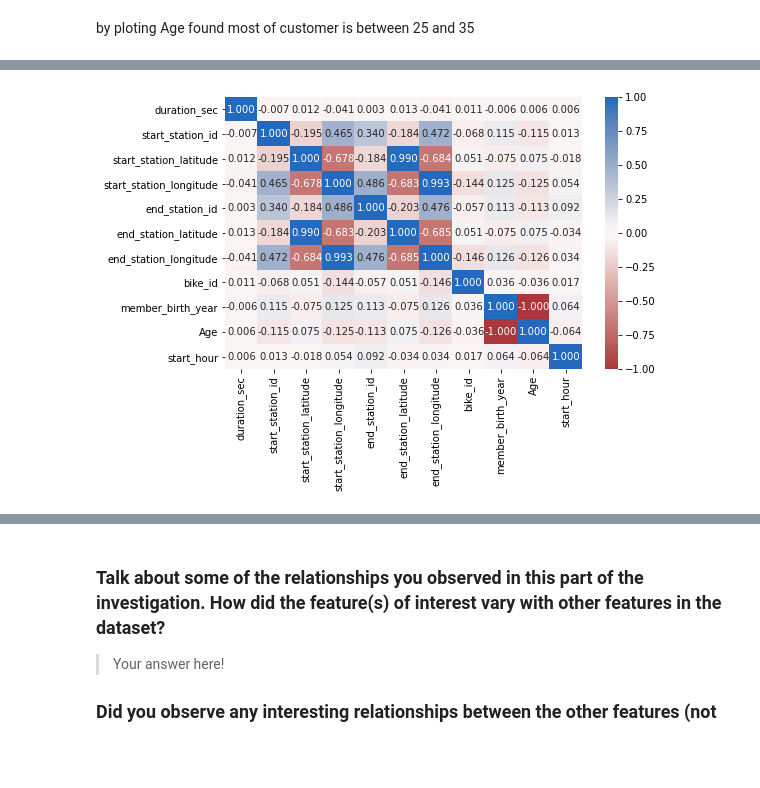
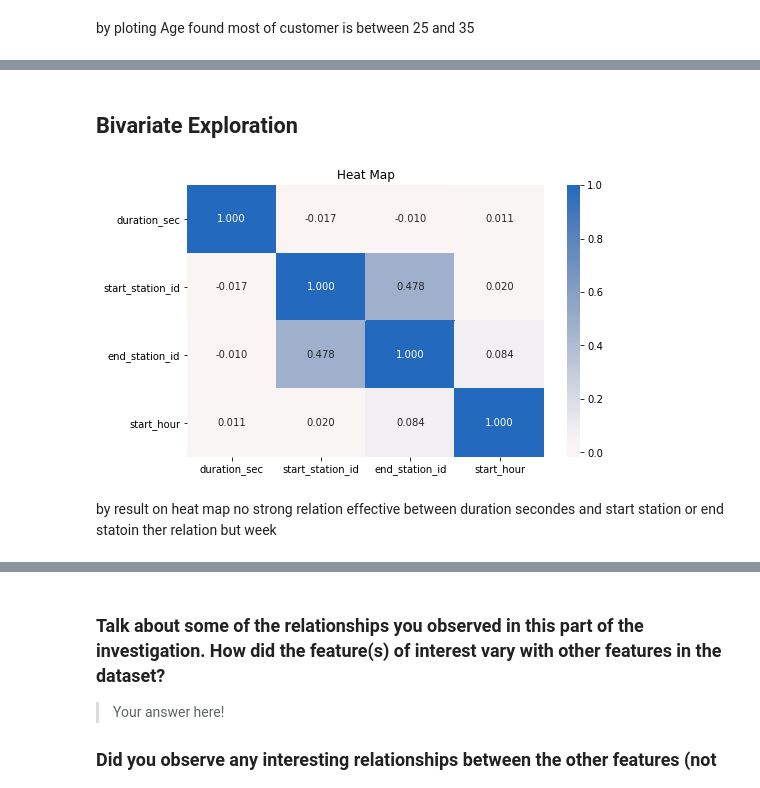
Before and after one commit to mohammg/Ford-Go-Bike, a Jupyter notebook: exploration_FordBike.ipynb, the cells around one changed output, grey strips where cells are left out. Cells and saved outputs as stored; diff of their text form; code cells hidden in the pictures; blank space fills up the shorter version.

```diff
--- a/exploration_FordBike.ipynb
+++ b/exploration_FordBike.ipynb
@@ -201,2 +208,0 @@ dtype: object
-# %%
-df_copy['Age']=df['member_birth_year'].apply(lambda x: 2019 - x)
@@ -202,0 +211,7 @@ df_copy['Age']=df['member_birth_year'].apply(lambda x: 2019 - x)
+# %%
+df_copy['start_hour'] = df_copy['start_time'].apply(lambda time: time.hour)
+df_copy['day'] = df_copy['start_time'].apply(lambda time: time.strftime('%A'))
+df_copy['month'] = df_copy['start_time'].apply(lambda time: time.month_name())
+df_copy['period_day'] = 'morning'
+df_copy['period_day'][(df_copy['start_hour'] >= 12) & (df_copy['start_hour'] <= 17)] = 'afternoon'
+df_copy['period_day'][(df_copy['start_hour'] >= 18) & (df_copy['start_hour'] <= 23)] = 'night'
@@ -263,5 +274,0 @@ Text(0.5, 0, 'Duration Seconds')
-# %%
-bins = [15, 25, 35, 45, 55, 65, 120]
-labels = ['15-24', '25-34', '35-44', '45-54', '55-65', '66+']
-
-df_clean['AgeGroup'] = pd.cut(df_clean['Age'], bins=bins, labels=labels, right=False)
@@ -328,5 +340,0 @@ DrowbarVert2(top_start_station,"Top 10 End station")
-# %%
-df_clean['start_hour'] = df_clean['start_time'].apply(lambda time: time.hour)
-df_clean['period_day'] = 'morning'
-df_clean['period_day'][(df_clean['start_hour'] >= 12) & (df_clean['start_hour'] <= 17)] = 'afternoon'
-df_clean['period_day'][(df_clean['start_hour'] >= 18) & (df_clean['start_hour'] <= 23)] = 'night'
@@ -368,7 +391,12 @@ fashion in the previous section (univariate exploration).
+# %% [markdown]
+## Bivariate Exploration
 # %%
 plt.figure(figsize = [8, 5])
 sb.heatmap(df_clean.corr(), annot = True, fmt = '.3f',
            cmap = 'vlag_r', center = 0)
+plt.title('Heat Map')
 plt.show()
 # %% [output]
-[figure, old version]
+[figure, new version]
+# %% [markdown]
+by result on heat map no strong relation effective between  duration secondes and start station or end statoin ther relation but week
```
Also changed, not shown: parts of 61 cells of this notebook, 2 other files.
